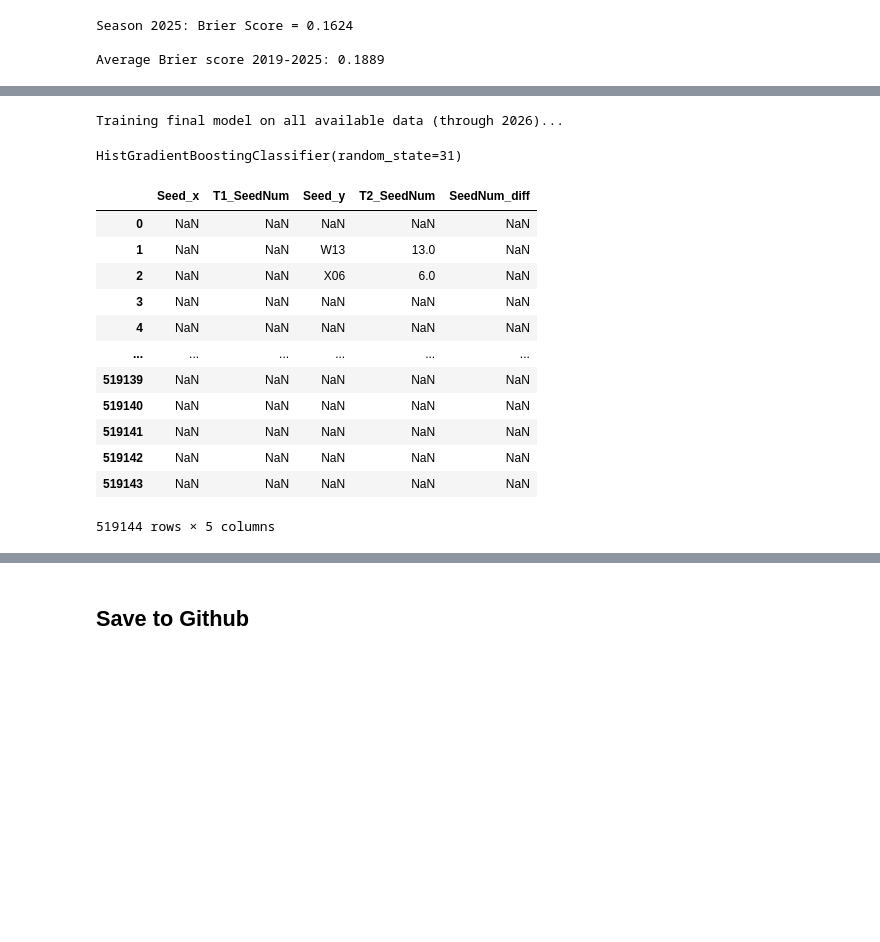
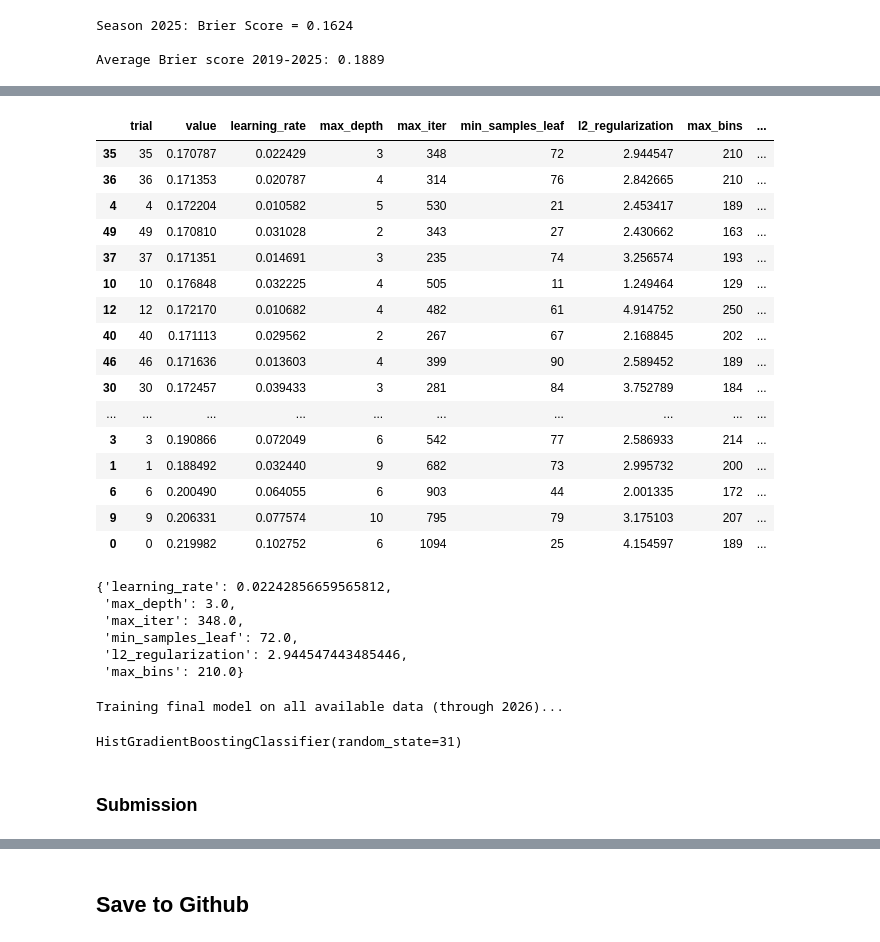
Before and after one commit to abishpius/March-Madness-2026, a Jupyter notebook: Kaggle_March_Madness.ipynb, the cells around one changed output, grey strips where cells are left out. Cells and saved outputs as stored; diff of their text form; code cells hidden in the pictures; blank space fills up the shorter version.

```diff
--- a/Kaggle_March_Madness.ipynb
+++ b/Kaggle_March_Madness.ipynb
@@ -372,3 +475,35 @@ Average Brier score 2019-2025: 0.1889
+# %%
+results_df.sort_values(by = 'brier_2024')
+# %% [output]
+|  | trial | value | learning_rate | max_depth | max_iter | min_samples_leaf | l2_regularization | max_bins | ... |
+| 35 | 35 | 0.170787 | 0.022429 | 3 | 348 | 72 | 2.944547 | 210 | ... |
+| 36 | 36 | 0.171353 | 0.020787 | 4 | 314 | 76 | 2.842665 | 210 | ... |
+| 4 | 4 | 0.172204 | 0.010582 | 5 | 530 | 21 | 2.453417 | 189 | ... |
+| 49 | 49 | 0.170810 | 0.031028 | 2 | 343 | 27 | 2.430662 | 163 | ... |
+| 37 | 37 | 0.171351 | 0.014691 | 3 | 235 | 74 | 3.256574 | 193 | ... |
+| 10 | 10 | 0.176848 | 0.032225 | 4 | 505 | 11 | 1.249464 | 129 | ... |
+| 12 | 12 | 0.172170 | 0.010682 | 4 | 482 | 61 | 4.914752 | 250 | ... |
+| 40 | 40 | 0.171113 | 0.029562 | 2 | 267 | 67 | 2.168845 | 202 | ... |
+| 46 | 46 | 0.171636 | 0.013603 | 4 | 399 | 90 | 2.589452 | 189 | ... |
+| 30 | 30 | 0.172457 | 0.039433 | 3 | 281 | 84 | 3.752789 | 184 | ... |
+| ... | ... | ... | ... | ... | ... | ... | ... | ... | ... |
+| 3 | 3 | 0.190866 | 0.072049 | 6 | 542 | 77 | 2.586933 | 214 | ... |
+| 1 | 1 | 0.188492 | 0.032440 | 9 | 682 | 73 | 2.995732 | 200 | ... |
+| 6 | 6 | 0.200490 | 0.064055 | 6 | 903 | 44 | 2.001335 | 172 | ... |
+| 9 | 9 | 0.206331 | 0.077574 | 10 | 795 | 79 | 3.175103 | 207 | ... |
+| 0 | 0 | 0.219982 | 0.102752 | 6 | 1094 | 25 | 4.154597 | 189 | ... |
+# %%
+best_2025 = results_df.sort_values(by="brier_2024").iloc[0]
+param_cols = study.best_params.keys()  # safest way
+best_params_2025 = best_2025[param_cols].to_dict()
+best_params_2025
+# %% [output]
+{'learning_rate': 0.02242856659565812,
+ 'max_depth': 3.0,
+ 'max_iter': 348.0,
+ 'min_samples_leaf': 72.0,
+ 'l2_regularization': 2.944547443485446,
+ 'max_bins': 210.0}
 # %%
 # --- Final Model Training ---
 print("\nTraining final model on all available data (through 2026)...")
@@ -384,6 +527,8 @@ model.fit(X_all, y_all)
 # %% [output]
 Training final model on all available data (through 2026)...
 HistGradientBoostingClassifier(random_state=31)
+# %% [markdown]
+### Submission
 # %%
 import pandas as pd
 import numpy as np
@@ -431,20 +576,4 @@ X_sub = X_cols
 
 # --- Predict using your already trained model ---
 sub["Pred"] = model.predict_proba(sub[X_sub])[:,1]  # <--- reuse the CV/final model
-# %%
-sub.filter(like = 'Seed')
-# %% [output]
-|  | Seed_x | T1_SeedNum | Seed_y | T2_SeedNum | SeedNum_diff |
-| 0 | NaN | NaN | NaN | NaN | NaN |
-| 1 | NaN | NaN | W13 | 13.0 | NaN |
-| 2 | NaN | NaN | X06 | 6.0 | NaN |
-| 3 | NaN | NaN | NaN | NaN | NaN |
-| 4 | NaN | NaN | NaN | NaN | NaN |
-| ... | ... | ... | ... | ... | ... |
-| 519139 | NaN | NaN | NaN | NaN | NaN |
-| 519140 | NaN | NaN | NaN | NaN | NaN |
-| 519141 | NaN | NaN | NaN | NaN | NaN |
-| 519142 | NaN | NaN | NaN | NaN | NaN |
-| 519143 | NaN | NaN | NaN | NaN | NaN |
-519144 rows × 5 columns
 # %%
```
Also changed, not shown: parts of 10 cells of this notebook.
